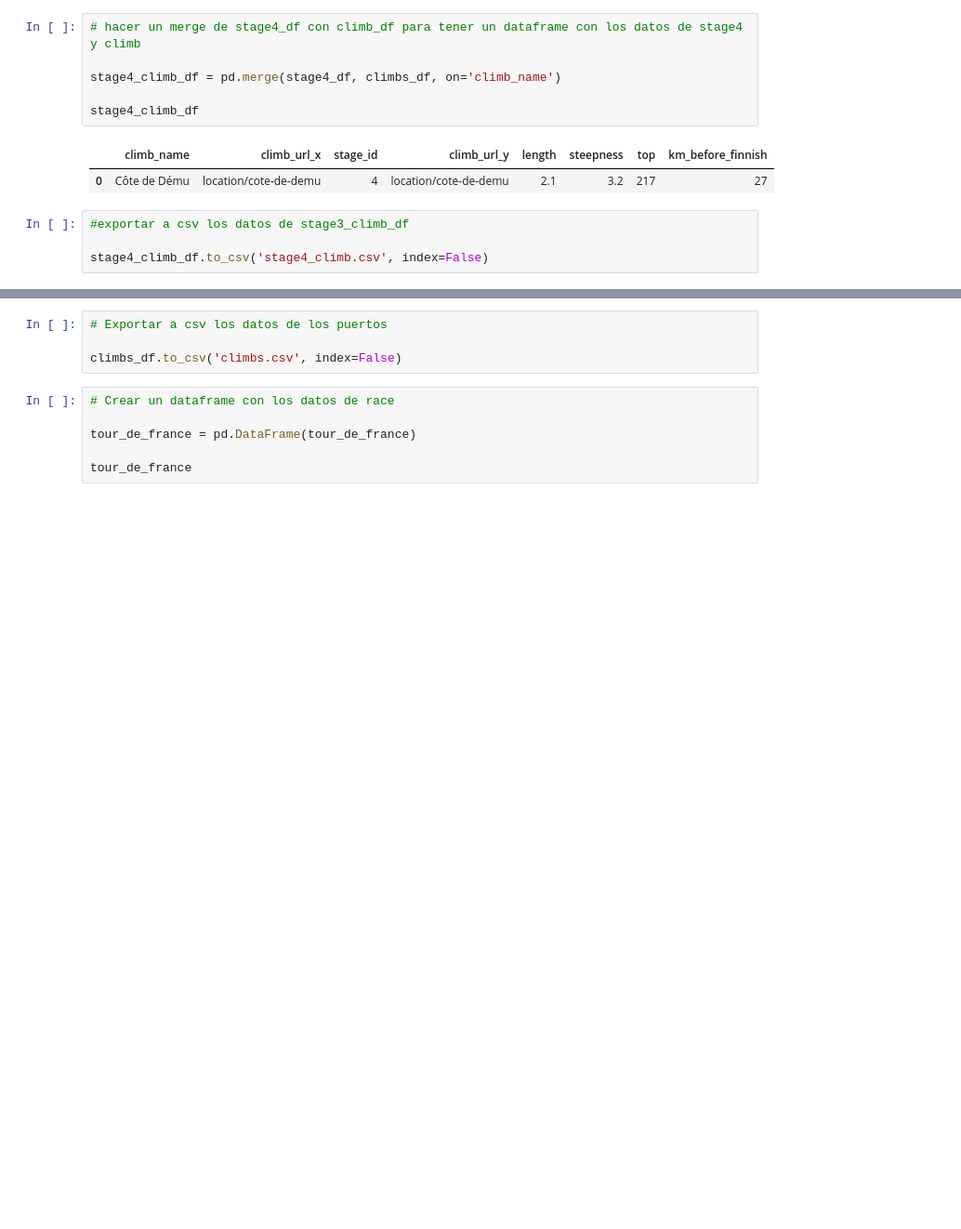
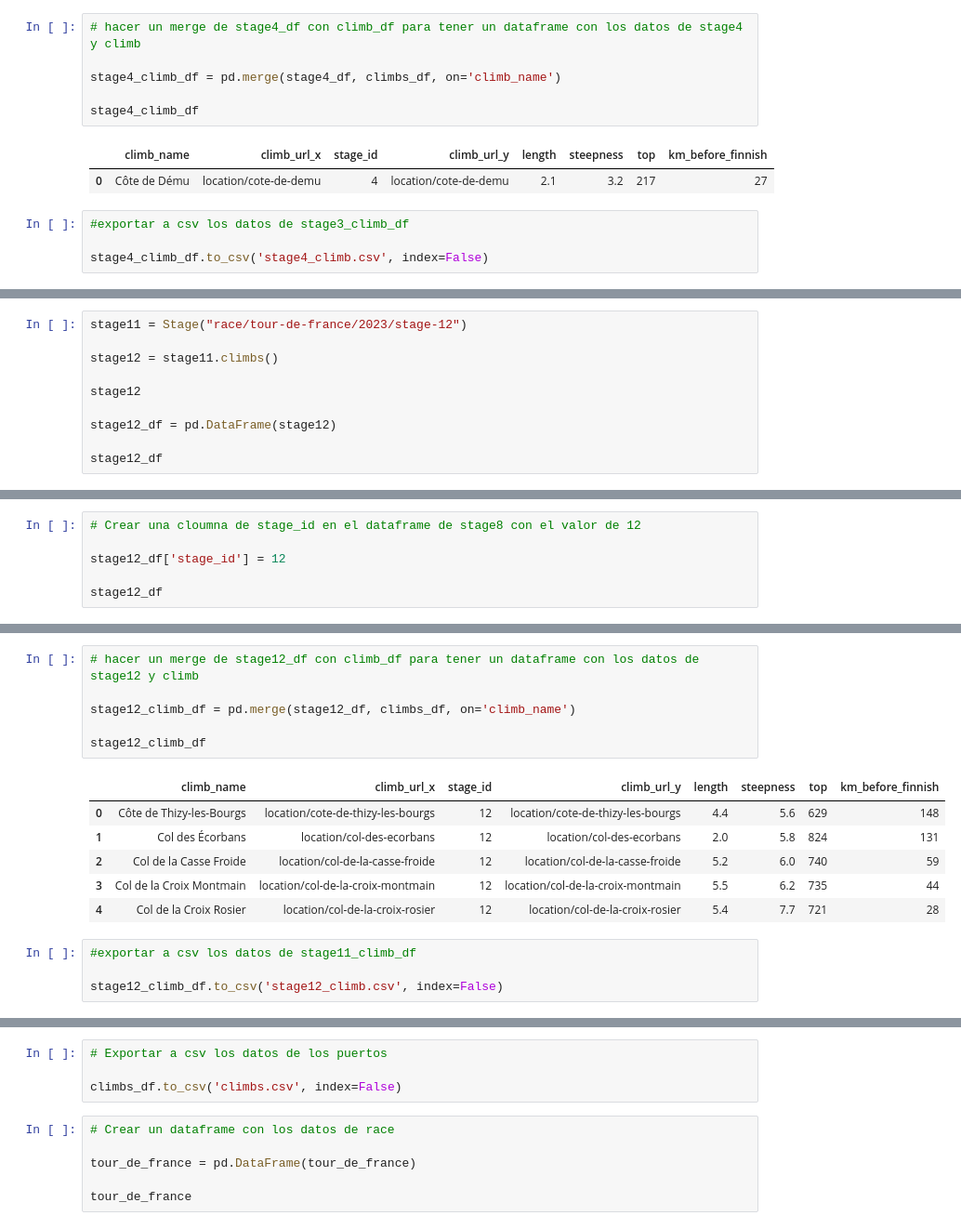
Before and after one commit to luisgh87/w4-project_ETL, a Jupyter notebook: le_grande_boucle.ipynb, the cells around one changed output, grey strips where cells are left out. Shown at 93% size. Saved outputs shown, nothing was run; the diff lists cells and outputs as text; blank space fills up the shorter version.

```diff
--- a/le_grande_boucle.ipynb
+++ b/le_grande_boucle.ipynb
@@ -349,0 +643,10 @@ stage4_climb_df.to_csv('stage4_climb.csv', index=False)
+# %%
+stage11 = Stage("race/tour-de-france/2023/stage-12")
+
+stage12 = stage11.climbs()
+
+stage12
+
+stage12_df = pd.DataFrame(stage12)
+
+stage12_df
@@ -349,0 +660,6 @@ stage4_climb_df.to_csv('stage4_climb.csv', index=False)
+# %%
+# Crear una cloumna de stage_id en el dataframe de stage8 con el valor de 12
+
+stage12_df['stage_id'] = 12
+
+stage12_df
@@ -349,0 +673,17 @@ stage4_climb_df.to_csv('stage4_climb.csv', index=False)
+# %%
+# hacer un merge de stage12_df con climb_df para tener un dataframe con los datos de stage12 y climb
+
+stage12_climb_df = pd.merge(stage12_df, climbs_df, on='climb_name')
+
+stage12_climb_df
+# %% [output]
+|  | climb_name | climb_url_x | stage_id | climb_url_y | length | steepness | top | km_before_finnish |
+| 0 | Côte de Thizy-les-Bourgs | location/cote-de-thizy-les-bourgs | 12 | location/cote-de-thizy-les-bourgs | 4.4 | 5.6 | 629 | 148 |
+| 1 | Col des Écorbans | location/col-des-ecorbans | 12 | location/col-des-ecorbans | 2.0 | 5.8 | 824 | 131 |
+| 2 | Col de la Casse Froide | location/col-de-la-casse-froide | 12 | location/col-de-la-casse-froide | 5.2 | 6.0 | 740 | 59 |
+| 3 | Col de la Croix Montmain | location/col-de-la-croix-montmain | 12 | location/col-de-la-croix-montmain | 5.5 | 6.2 | 735 | 44 |
+| 4 | Col de la Croix Rosier | location/col-de-la-croix-rosier | 12 | location/col-de-la-croix-rosier | 5.4 | 7.7 | 721 | 28 |
+# %%
+#exportar a csv los datos de stage11_climb_df
+
+stage12_climb_df.to_csv('stage12_climb.csv', index=False)
```
Also changed, not shown: parts of 37 cells of this notebook, 11 other files.
